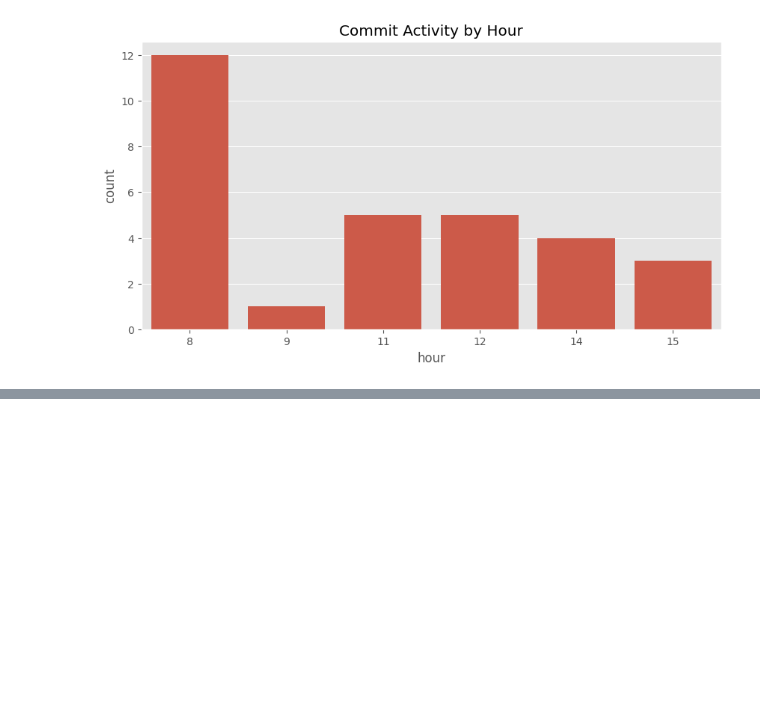
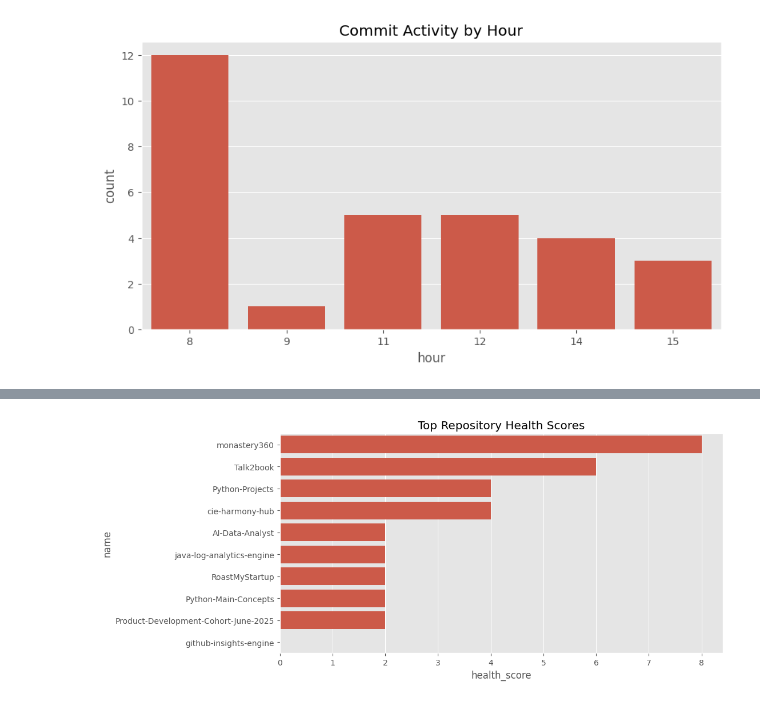
Before and after one commit to Abhiix0/github-insights-engine, a Jupyter notebook: notebooks/analysis.ipynb, the cells around one changed output, grey strips where cells are left out. Cells and saved outputs as stored; diff of their text form; code cells hidden in the pictures; blank space fills up the shorter version.

```diff
--- a/notebooks/analysis.ipynb
+++ b/notebooks/analysis.ipynb
@@ -267,0 +331,25 @@ plt.show()
+# %%
+df["health_score"] = (
+    df["stargazers_count"] * 3 +
+    df["forks_count"] * 2 +
+    df["watchers_count"]
+)
+# %%
+top_health = df.sort_values(
+    by="health_score",
+    ascending=False
+)
+
+plt.figure(figsize=(10, 5))
+
+sns.barplot(
+    data=top_health.head(10),
+    x="health_score",
+    y="name"
+)
+
+plt.title("Top Repository Health Scores")
+
+plt.show()
+# %% [output]
+[figure, added]
```
Also changed, not shown: parts of 5 cells of this notebook.
